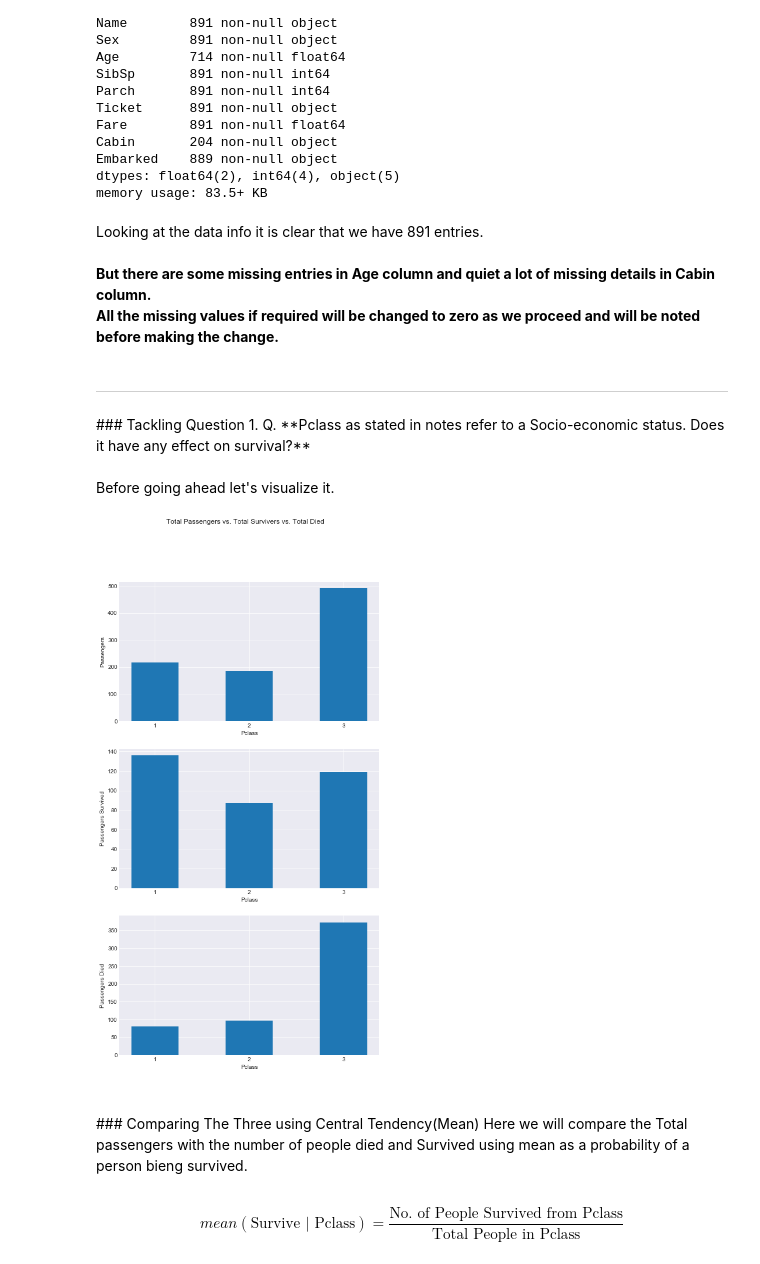
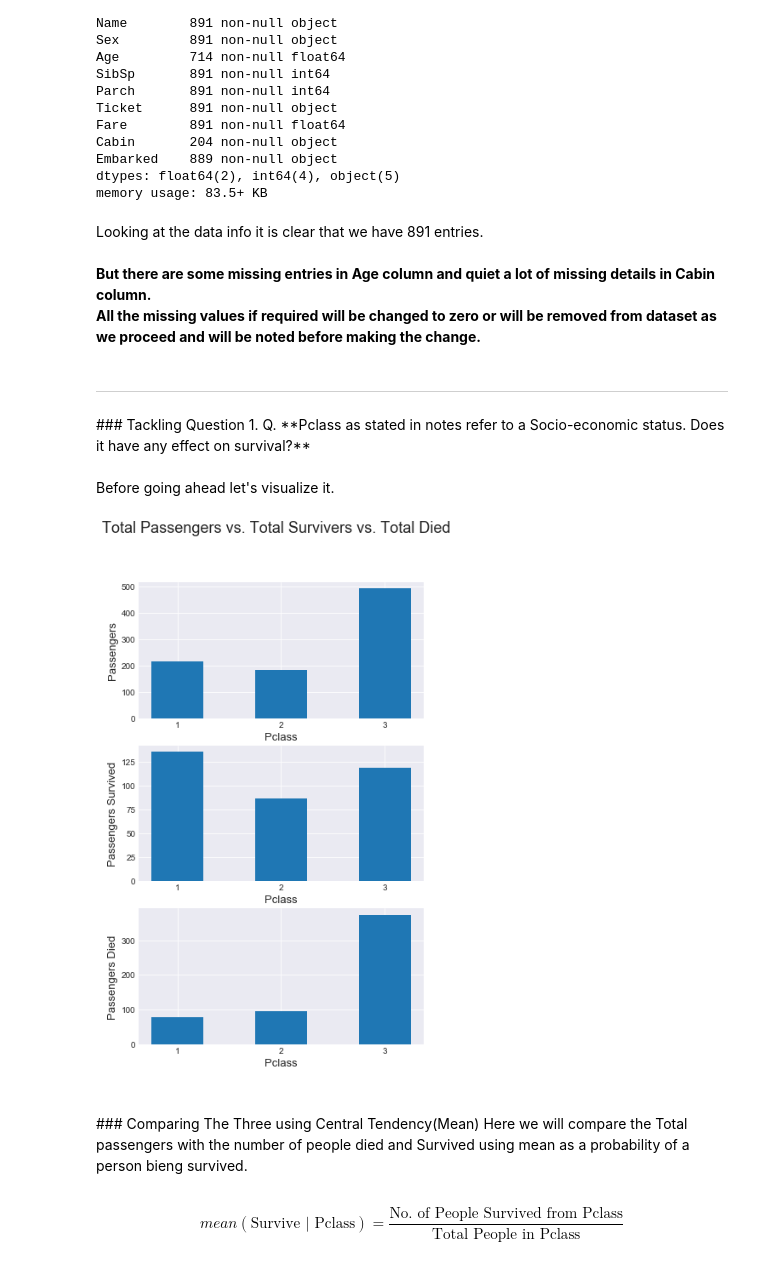
Before and after one commit to piyush2896/Investigate-a-dataset, a Jupyter notebook: Analysis of titanic Dataset.ipynb, the cells around one changed output. Cells and saved outputs as stored; diff of their text form; code cells hidden in the pictures.

```diff
--- a/Analysis of titanic Dataset.ipynb
+++ b/Analysis of titanic Dataset.ipynb
@@ -83,7 +83,7 @@ memory usage: 83.5+ KB
 # %% [markdown]
 Looking at the data info it is clear that we have 891 entries. <br/><br/>
 **But there are some missing entries in Age column and quiet a lot of missing details in Cabin column.**<br/>
-**All the missing values if required will be changed to zero as we proceed and will be noted before making the change.**
+**All the missing values if required will be changed to zero or will be removed from dataset as we proceed and will be noted before making the change.**
 # %% [markdown]
 <hr>
 ### Tackling Question 1.
@@ -91,35 +91,35 @@ Q. **Pclass as stated in notes refer to a Socio-economic status. Does it have an
 <br/><br/>Before going ahead let's visualize it.
 # %%
 # Create a new plt figure
-plt.figure(0, figsize=(8, 15))
-plt.suptitle("Total Passengers vs. Total Survivers vs. Total Died")
+plt.figure(0, figsize=(6, 10))
+plt.suptitle("Total Passengers vs. Total Survivers vs. Total Died", fontsize=18)
 
 # add a new subplot in first row
 # pclass vs total passengers
 plt.subplot(311)
-plt.xlabel("Pclass")
-plt.ylabel("Passengers")
+plt.xlabel("Pclass", fontsize=13)
+plt.ylabel("Passengers", fontsize=13)
 plt.hist(data['Pclass'], bins=5)
 plt.xticks([1.2, 2, 2.8], [1, 2, 3])
 
 # add a new subplot in second row
 # pclass vs total passengers survived
 plt.subplot(312)
-plt.xlabel("Pclass")
-plt.ylabel("Passengers Survived")
+plt.xlabel("Pclass", fontsize=13)
+plt.ylabel("Passengers Survived", fontsize=13)
 plt.hist(data.loc[data['Survived'] != 0]['Pclass'], bins=5)
 plt.xticks([1.2, 2, 2.8], [1, 2, 3])
 
 # add a new subplot in 3rd row
 # pclass vs total passengers died
 plt.subplot(313)
-plt.xlabel("Pclass")
-plt.ylabel("Passengers Died")
+plt.xlabel("Pclass", fontsize=13)
+plt.ylabel("Passengers Died", fontsize=13)
 plt.hist(data.loc[data['Survived'] != 1]['Pclass'], bins=5)
 plt.xticks([1.2, 2, 2.8], [1, 2, 3])
 plt.show()
 # %% [output]
-[figure, old version]
+[figure, new version]
 # %% [markdown]
 <br/>
 ### Comparing The Three using Central Tendency(Mean)
```
Also changed, not shown: parts of 8 cells of this notebook, 1 other file.
